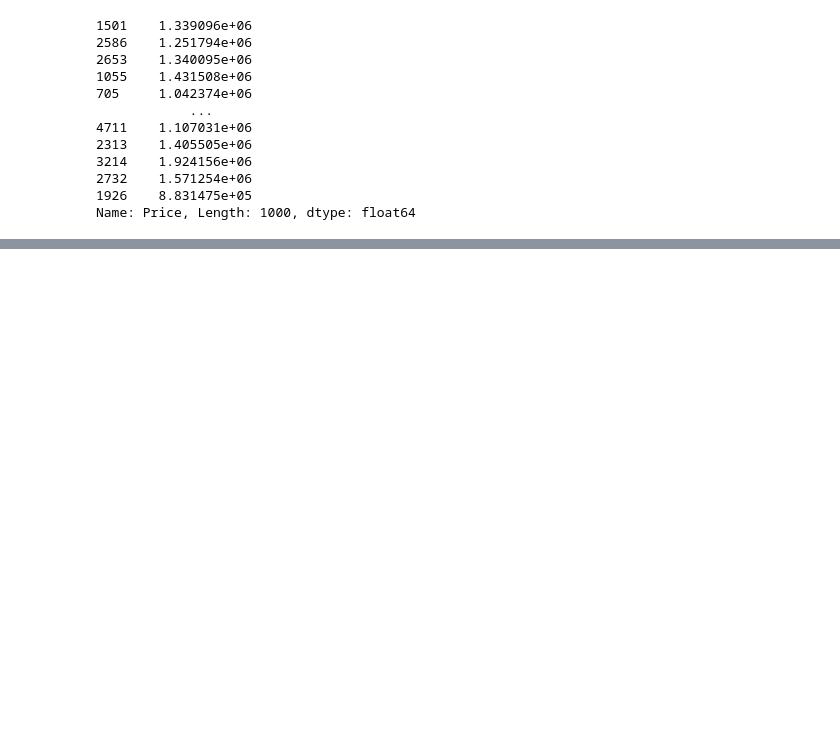
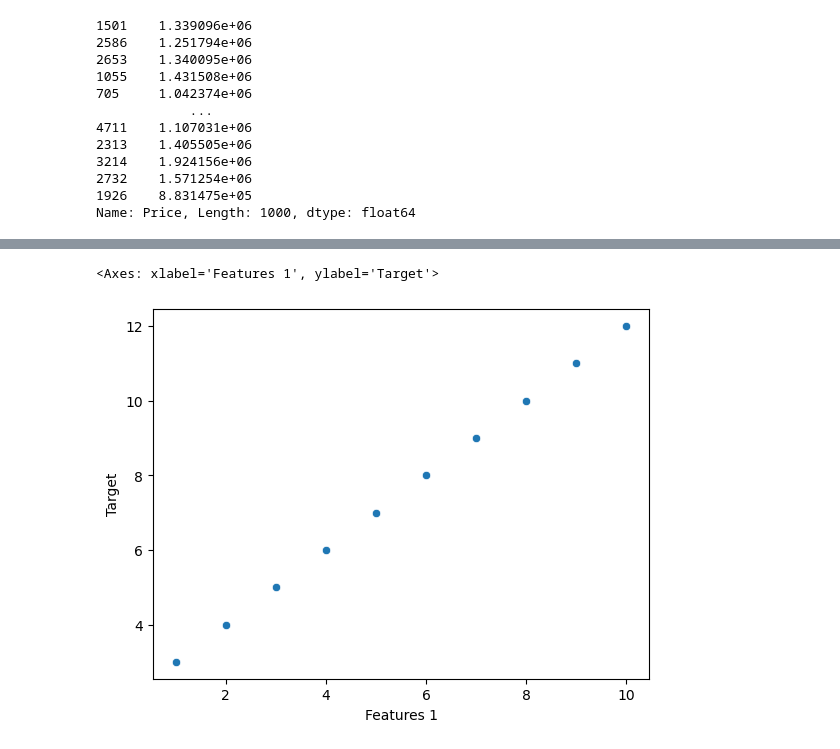
Before and after one commit to naimNB/Mechine-Learning, a Jupyter notebook: intro_linear_regression.ipynb, the cells around one changed output, grey strips where cells are left out. Cells and saved outputs as stored; diff of their text form; code cells hidden in the pictures; blank space fills up the shorter version.

```diff
--- a/intro_linear_regression.ipynb
+++ b/intro_linear_regression.ipynb
@@ -221,0 +224,10 @@ Name: Price, Length: 1000, dtype: float64
+# %%
+example_df = pd.DataFrame(
+    {
+        'Features 1': np.arange(1, 11),
+        'Features 2': np.arange(2, 12),
+        'Target': np.arange(3, 13)
+    }
+)
+
+example_df
@@ -221,0 +246,9 @@ Name: Price, Length: 1000, dtype: float64
+# %%
+sns.scatterplot(
+    data=example_df,
+    x='Features 1',
+    y='Target'
+)
+# %% [output]
+<Axes: xlabel='Features 1', ylabel='Target'>
+[figure, added]
```
Also changed, not shown: parts of 17 cells of this notebook.
